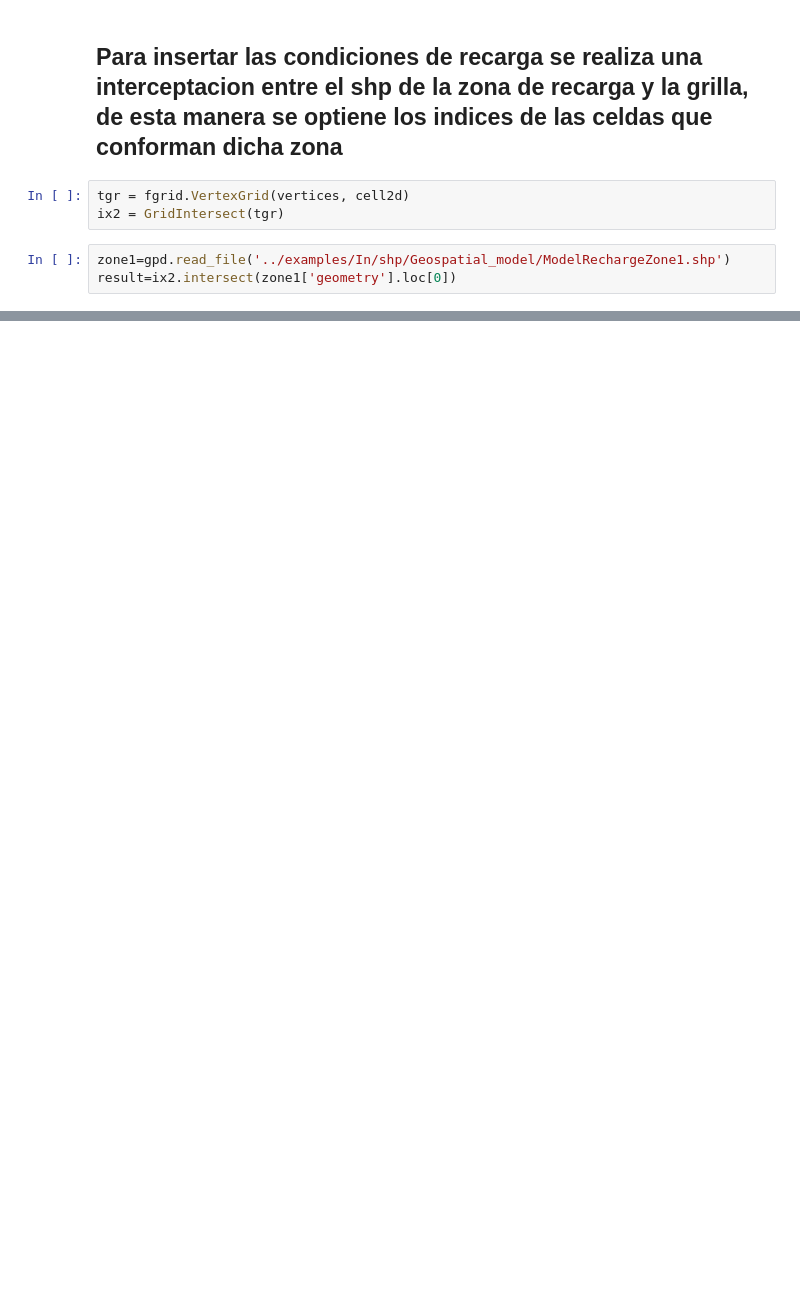
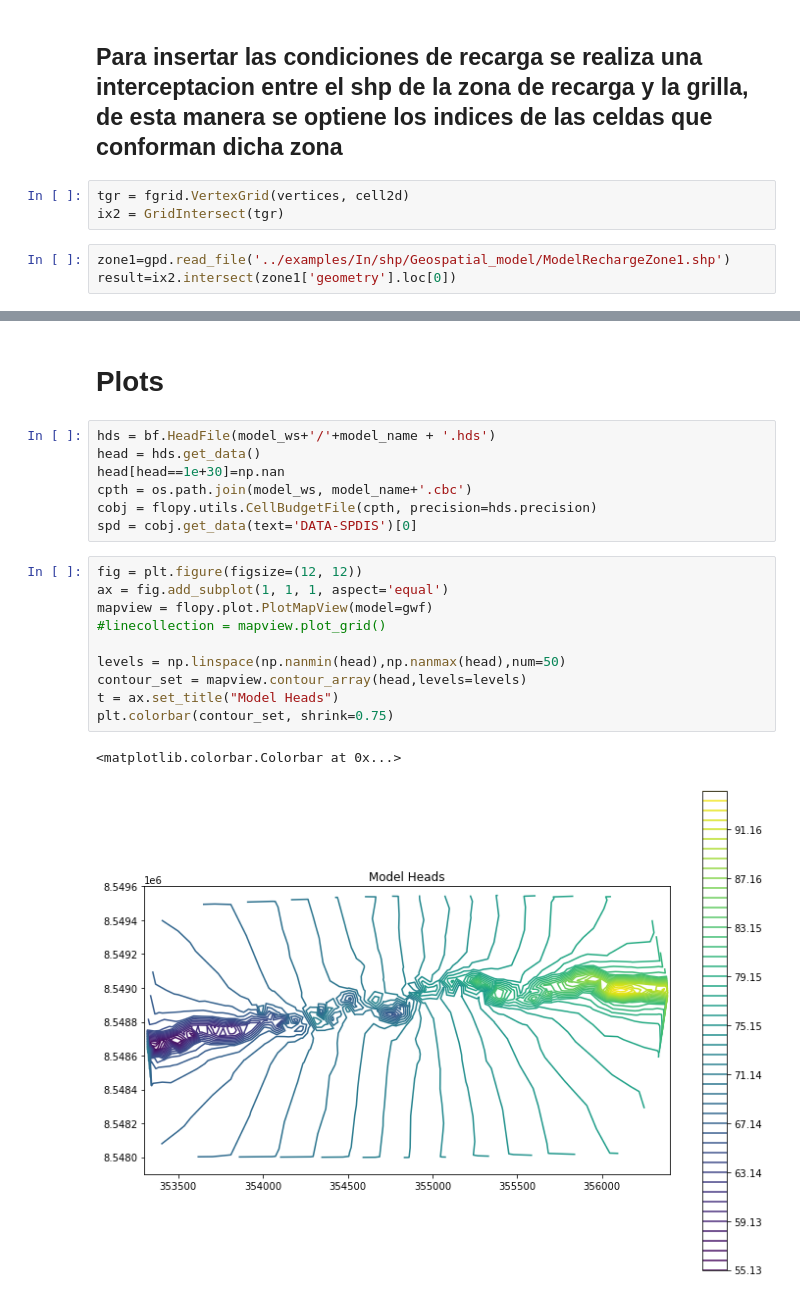
Before and after one commit to JoseZevallosR/dev_mode, a Jupyter notebook: notebooks/GeosName.ipynb, the cells around one changed output, grey strips where cells are left out. Drawn from its saved outputs; the diff is of its cells as text; blank space fills up the shorter version.

```diff
--- a/notebooks/GeosName.ipynb
+++ b/notebooks/GeosName.ipynb
@@ -209,0 +305,22 @@ ax.legend([h2], [i.get_label() for i in [h2]], loc="best");
+# %% [markdown]
+# Plots
+# %%
+hds = bf.HeadFile(model_ws+'/'+model_name + '.hds')
+head = hds.get_data()
+head[head==1e+30]=np.nan
+cpth = os.path.join(model_ws, model_name+'.cbc')
+cobj = flopy.utils.CellBudgetFile(cpth, precision=hds.precision)
+spd = cobj.get_data(text='DATA-SPDIS')[0]
+# %%
+fig = plt.figure(figsize=(12, 12))
+ax = fig.add_subplot(1, 1, 1, aspect='equal')
+mapview = flopy.plot.PlotMapView(model=gwf)
+#linecollection = mapview.plot_grid()
+
+levels = np.linspace(np.nanmin(head),np.nanmax(head),num=50)
+contour_set = mapview.contour_array(head,levels=levels)
+t = ax.set_title("Model Heads")
+plt.colorbar(contour_set, shrink=0.75)
+# %% [output]
+<matplotlib.colorbar.Colorbar at 0x...>
+[figure, added]
```
Also changed, not shown: parts of 27 cells of this notebook, 40 other files.
